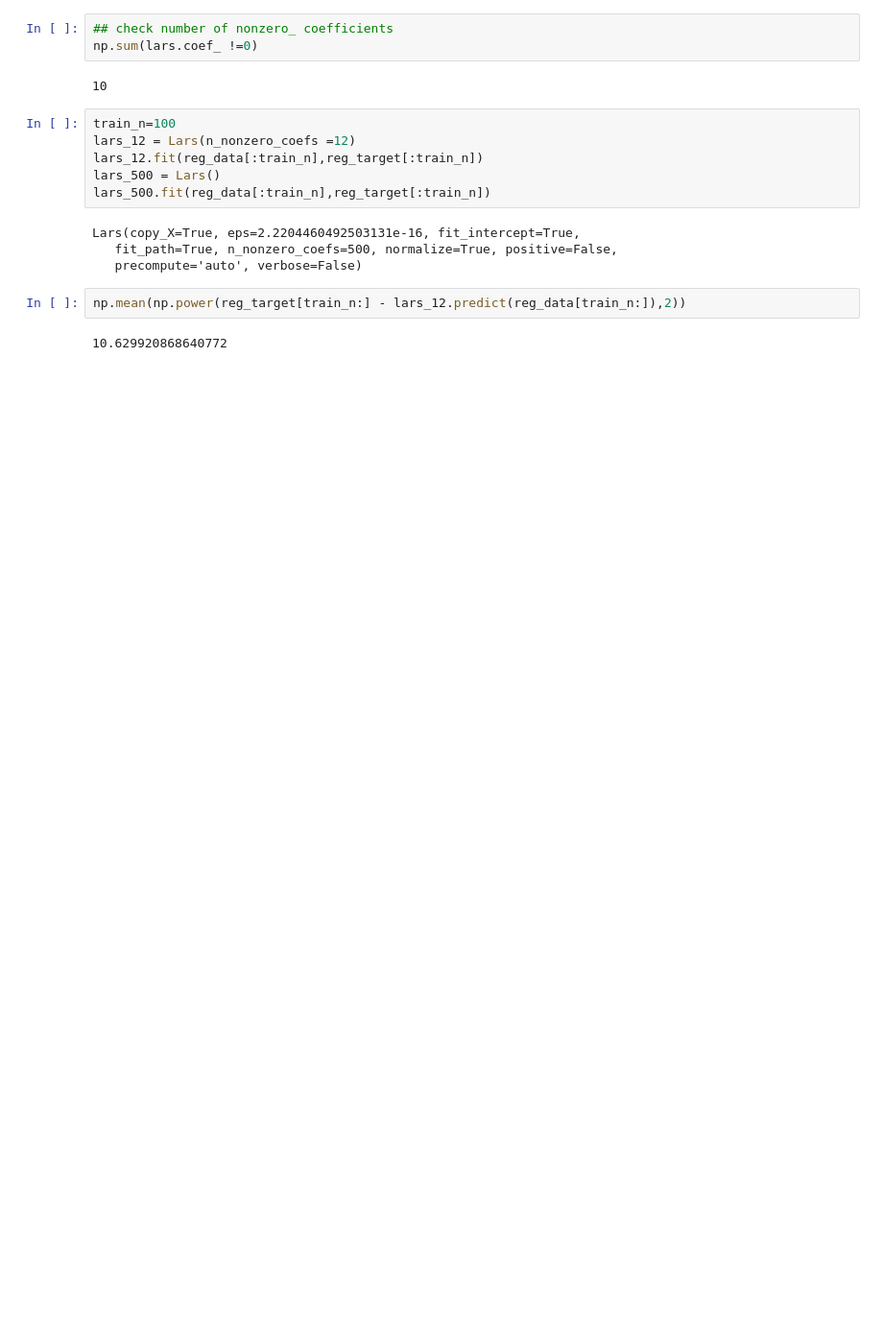
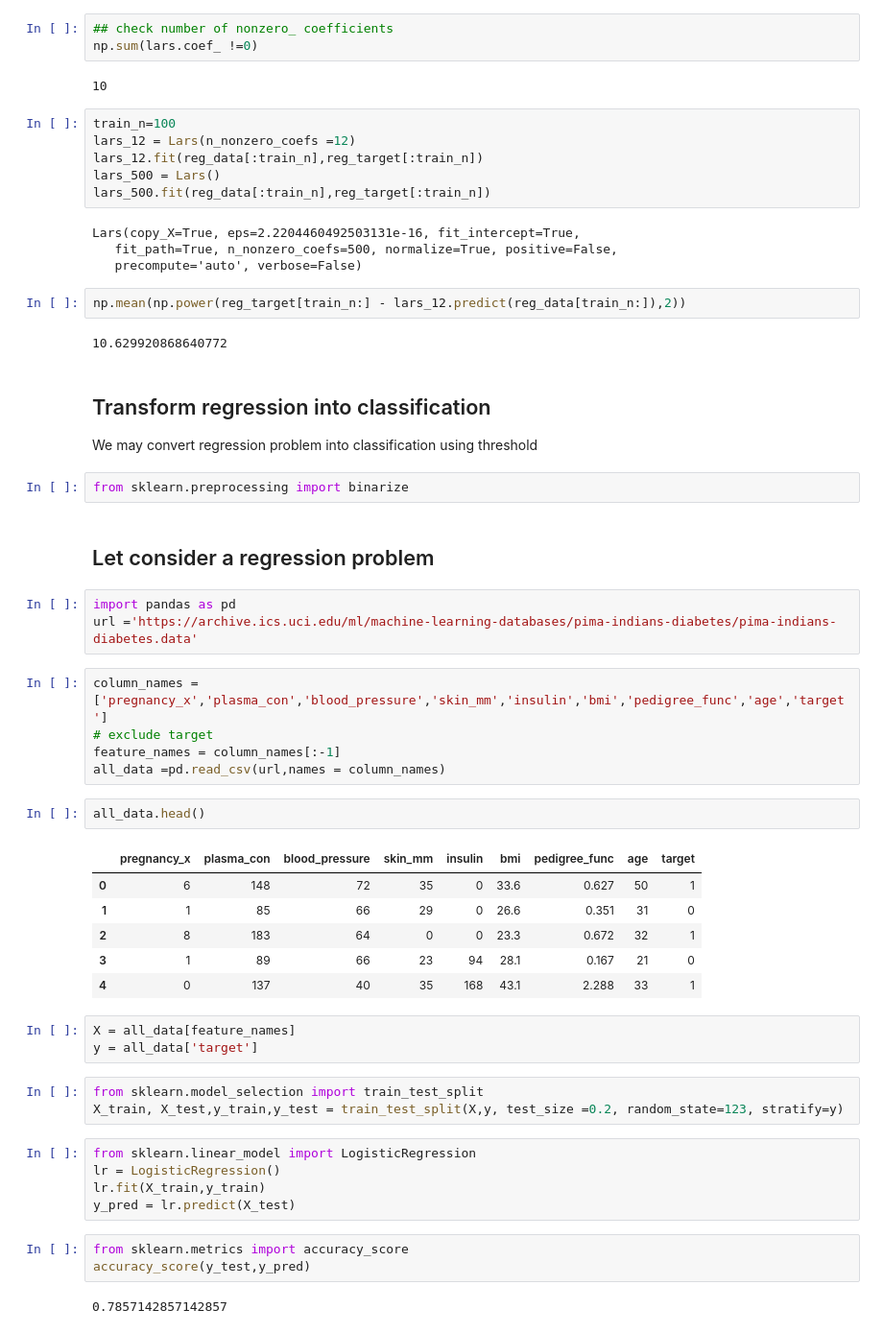
Before and after one commit to ryan13/MLPractice, a Jupyter notebook: Regression_review.ipynb, the cells around one changed output. Shown: that part at 96% size. Cells and saved outputs as stored; diff of their text form; blank space fills up the shorter version.

```diff
--- a/Regression_review.ipynb
+++ b/Regression_review.ipynb
@@ -351,3 +351,43 @@ Lars(copy_X=True, eps=2.2204460492503131e-16, fit_intercept=True,
 np.mean(np.power(reg_target[train_n:] - lars_12.predict(reg_data[train_n:]),2))
 # %% [output]
 10.629920868640772
+# %% [markdown]
+## Transform regression into classification
+We may convert regression problem into classification using threshold
+# %%
+from sklearn.preprocessing import binarize
+# %% [markdown]
+## Let consider a regression problem
+# %%
+import pandas as pd
+url ='https://archive.ics.uci.edu/ml/machine-learning-databases/pima-indians-diabetes/pima-indians-diabetes.data'
+# %%
+column_names = ['pregnancy_x','plasma_con','blood_pressure','skin_mm','insulin','bmi','pedigree_func','age','target']
+# exclude target
+feature_names = column_names[:-1]
+all_data =pd.read_csv(url,names = column_names)
+# %%
+all_data.head()
+# %% [output]
+|  | pregnancy_x | plasma_con | blood_pressure | skin_mm | insulin | bmi | pedigree_func | age | target |
+| 0 | 6 | 148 | 72 | 35 | 0 | 33.6 | 0.627 | 50 | 1 |
+| 1 | 1 | 85 | 66 | 29 | 0 | 26.6 | 0.351 | 31 | 0 |
+| 2 | 8 | 183 | 64 | 0 | 0 | 23.3 | 0.672 | 32 | 1 |
+| 3 | 1 | 89 | 66 | 23 | 94 | 28.1 | 0.167 | 21 | 0 |
+| 4 | 0 | 137 | 40 | 35 | 168 | 43.1 | 2.288 | 33 | 1 |
+# %%
+X = all_data[feature_names]
+y = all_data['target']
+# %%
+from sklearn.model_selection import train_test_split
+X_train, X_test,y_train,y_test = train_test_split(X,y, test_size =0.2, random_state=123, stratify=y)
+# %%
+from sklearn.linear_model import LogisticRegression
+lr = LogisticRegression()
+lr.fit(X_train,y_train)
+y_pred = lr.predict(X_test)
+# %%
+from sklearn.metrics import accuracy_score
+accuracy_score(y_test,y_pred)
+# %% [output]
+0.7857142857142857
```
Also changed, not shown: parts of 14 cells of this notebook, 3 other files.
